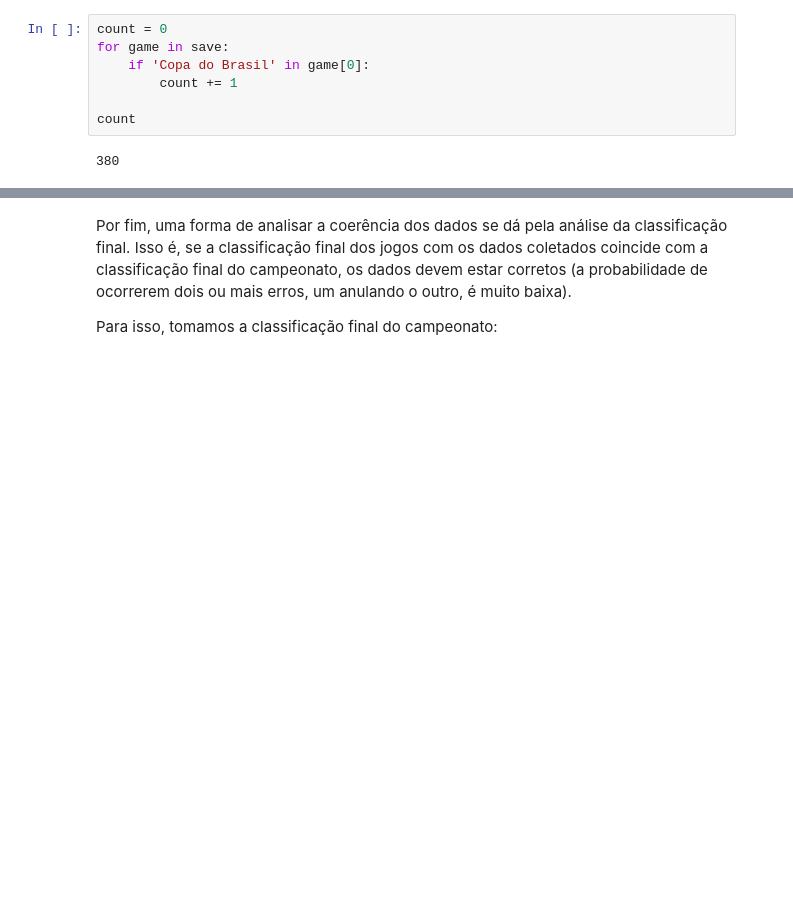
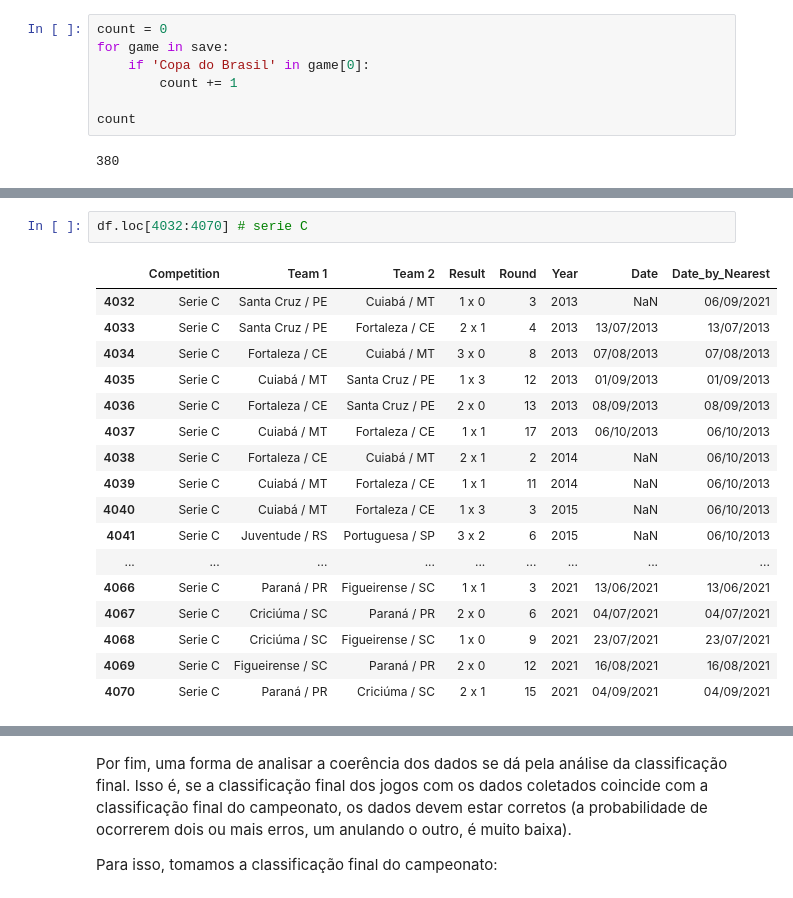
Before and after one commit to HannaRF/web-scraping, a Jupyter notebook: project.ipynb, the cells around one changed output, grey strips where cells are left out. Drawn from its saved outputs; the diff is of its cells as text; blank space fills up the shorter version.

```diff
--- a/project.ipynb
+++ b/project.ipynb
@@ -323,0 +446,20 @@ count
+# %%
+df.loc[4032:4070] # serie C
+# %% [output]
+|  | Competition | Team 1 | Team 2 | Result | Round | Year | Date | Date_by_Nearest |
+| 4032 | Serie C | Santa Cruz / PE | Cuiabá / MT | 1 x 0 | 3 | 2013 | NaN | 06/09/2021 |
+| 4033 | Serie C | Santa Cruz / PE | Fortaleza / CE | 2 x 1 | 4 | 2013 | 13/07/2013 | 13/07/2013 |
+| 4034 | Serie C | Fortaleza / CE | Cuiabá / MT | 3 x 0 | 8 | 2013 | 07/08/2013 | 07/08/2013 |
+| 4035 | Serie C | Cuiabá / MT | Santa Cruz / PE | 1 x 3 | 12 | 2013 | 01/09/2013 | 01/09/2013 |
+| 4036 | Serie C | Fortaleza / CE | Santa Cruz / PE | 2 x 0 | 13 | 2013 | 08/09/2013 | 08/09/2013 |
+| 4037 | Serie C | Cuiabá / MT | Fortaleza / CE | 1 x 1 | 17 | 2013 | 06/10/2013 | 06/10/2013 |
+| 4038 | Serie C | Fortaleza / CE | Cuiabá / MT | 2 x 1 | 2 | 2014 | NaN | 06/10/2013 |
+| 4039 | Serie C | Cuiabá / MT | Fortaleza / CE | 1 x 1 | 11 | 2014 | NaN | 06/10/2013 |
+| 4040 | Serie C | Cuiabá / MT | Fortaleza / CE | 1 x 3 | 3 | 2015 | NaN | 06/10/2013 |
+| 4041 | Serie C | Juventude / RS | Portuguesa / SP | 3 x 2 | 6 | 2015 | NaN | 06/10/2013 |
+| ... | ... | ... | ... | ... | ... | ... | ... | ... |
+| 4066 | Serie C | Paraná / PR | Figueirense / SC | 1 x 1 | 3 | 2021 | 13/06/2021 | 13/06/2021 |
+| 4067 | Serie C | Criciúma / SC | Paraná / PR | 2 x 0 | 6 | 2021 | 04/07/2021 | 04/07/2021 |
+| 4068 | Serie C | Criciúma / SC | Figueirense / SC | 1 x 0 | 9 | 2021 | 23/07/2021 | 23/07/2021 |
+| 4069 | Serie C | Figueirense / SC | Paraná / PR | 2 x 0 | 12 | 2021 | 16/08/2021 | 16/08/2021 |
+| 4070 | Serie C | Paraná / PR | Criciúma / SC | 2 x 1 | 15 | 2021 | 04/09/2021 | 04/09/2021 |
```
Also changed, not shown: parts of 21 cells of this notebook, 1 other file.
